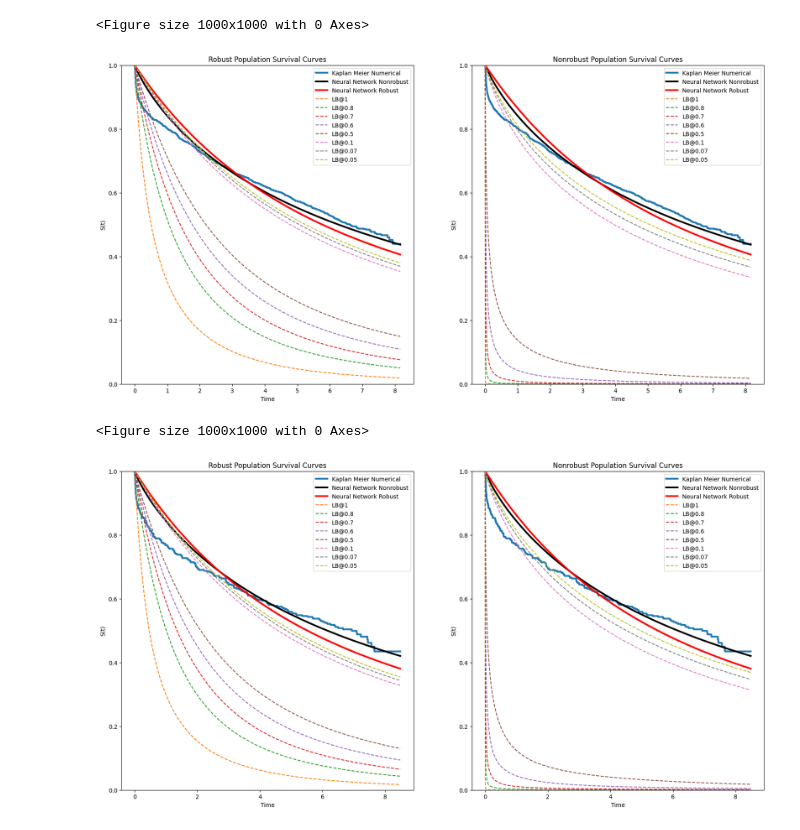
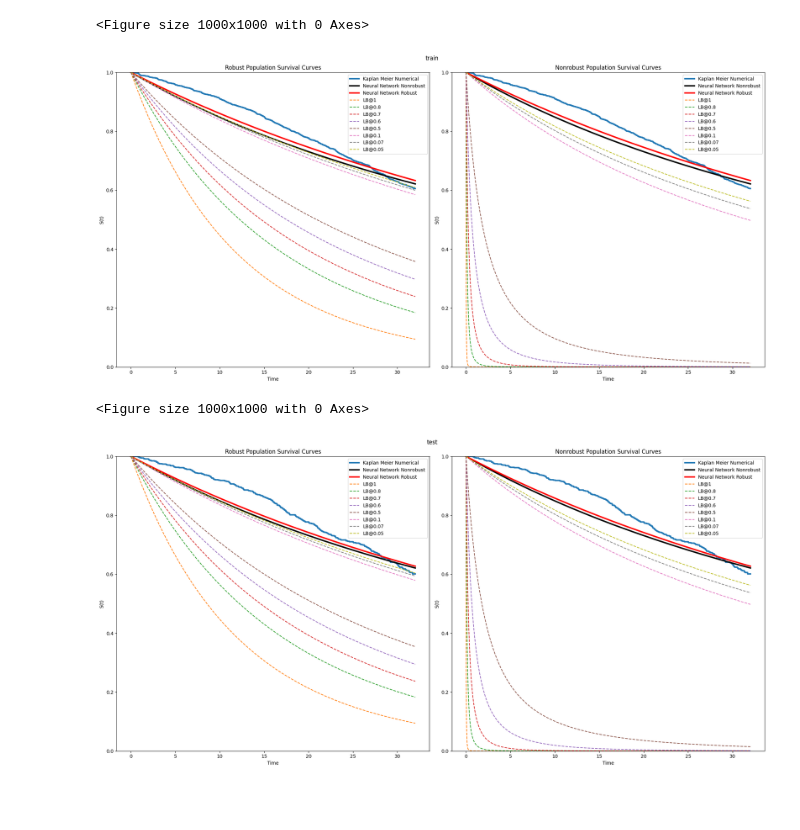
Before and after one commit to mlpotter/SAWAR, a Jupyter notebook: main_minimax.ipynb, the cells around one changed output. Saved outputs shown, nothing was run; the diff lists cells and outputs as text; code cells hidden in the pictures; blank space fills up the shorter version.

```diff
--- a/main_minimax.ipynb
+++ b/main_minimax.ipynb
@@ -60,7 +60,7 @@ args.scheduler_opts = "start=100,length=10"
 args.hidden_dims = [50,50]
 args.pareto = [0.1,0.9]
 args.save_model = ""
-args.dataset = "TRACE"
+args.dataset = "Framingham"
 args.loss_wrapper="rhc_rank"
 args.weight = 1.0
 args.sigma = 1.0
@@ -320,12 +293,12 @@ CI @ eps=0 0.7465356416260412
 # %%
 epsilons = [1,.8,0.7,.6,0.5,0.1,0.07,0.05]
-visualize_population_curves_attacked(clf_fragile,clf_robust,dataloader_train,epsilons=epsilons)
-visualize_population_curves_attacked(clf_fragile,clf_robust,dataloader_test,epsilons=epsilons)
+visualize_population_curves_attacked(clf_fragile,clf_robust,dataloader_train,epsilons=epsilons,suptitle="train")
+visualize_population_curves_attacked(clf_fragile,clf_robust,dataloader_test,epsilons=epsilons,suptitle="test")
 # %% [output]
 <Figure size 1000x1000 with 0 Axes>
-[figure, old version]
+[figure, new version]
 <Figure size 1000x1000 with 0 Axes>
-[figure, old version]
+[figure, new version]
 # %%
 visualize_individual_curves_changes(clf_robust,clf_fragile,dataloader_train,order="ascending",test_cases=10)
 visualize_individual_curves_changes(clf_robust,clf_fragile,dataloader_train,order="descending",test_cases=10)
```
Also changed, not shown: parts of 15 cells of this notebook, 1 other file.
